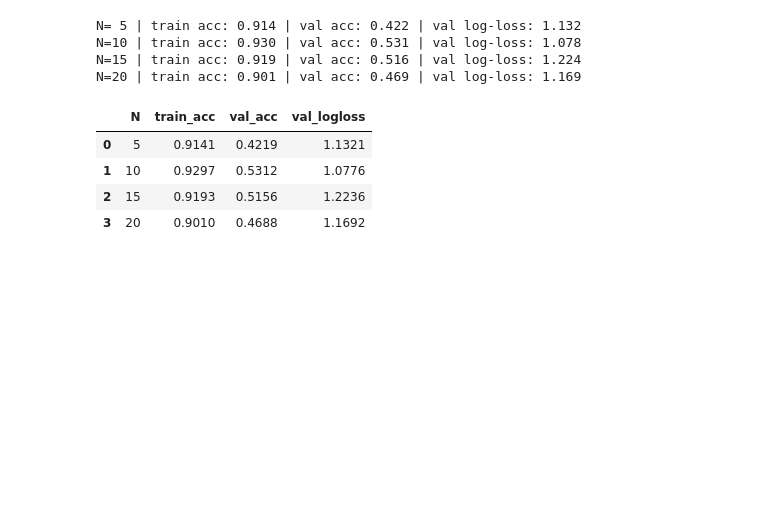
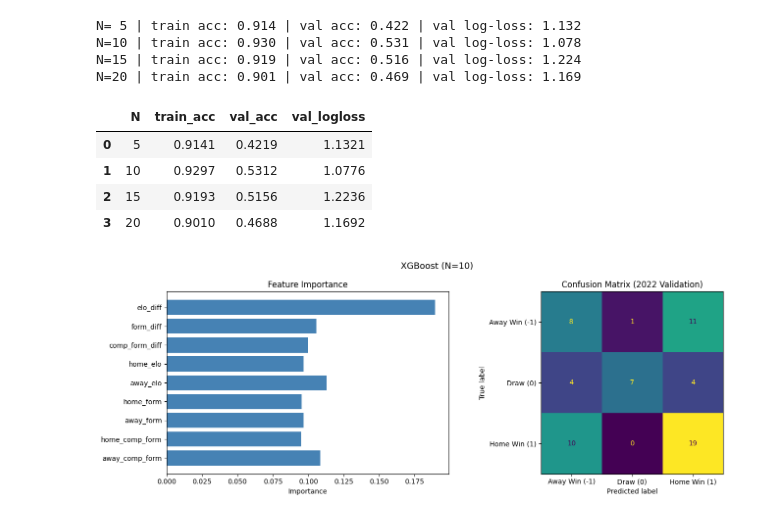
Before and after one commit to StefanIlic1/world-cup-predictions, a Jupyter notebook: src/03_training_and_validation.ipynb, the cells around one changed output. Saved outputs shown, nothing was run; the diff lists cells and outputs as text; code cells hidden in the pictures; blank space fills up the shorter version.

```diff
--- a/src/03_training_and_validation.ipynb
+++ b/src/03_training_and_validation.ipynb
@@ -175,3 +253,38 @@ N=20 | train acc: 0.901 | val acc: 0.469 | val log-loss: 1.169
 | 1 | 10 | 0.9297 | 0.5312 | 1.0776 |
 | 2 | 15 | 0.9193 | 0.5156 | 1.2236 |
 | 3 | 20 | 0.9010 | 0.4688 | 1.1692 |
+# %%
+train = load_and_engineer(MODEL_DATA_DIR / 'training_data_10.csv')
+val   = load_and_engineer(MODEL_DATA_DIR / 'validation_data_10.csv')
+
+X_train, y_train = train[FEATURES].values, le.fit_transform(train['result'].values)
+X_val,   y_val   = val[FEATURES].values,   le.transform(val['result'].values)
+
+xgb_best = XGBClassifier(
+    n_estimators=100, max_depth=3, learning_rate=0.1,
+    subsample=0.8, reg_lambda=2.0,
+    random_state=42, eval_metric='mlogloss', verbosity=0,
+)
+xgb_best.fit(X_train, y_train)
+
+fig, axes = plt.subplots(1, 2, figsize=(14, 5))
+fig.suptitle('XGBoost (N=10)', fontsize=13)
+
+# Feature importance
+axes[0].barh(FEATURES, xgb_best.feature_importances_, color='steelblue')
+axes[0].set_title('Feature Importance')
+axes[0].set_xlabel('Importance')
+axes[0].invert_yaxis()
+
+# Confusion matrix — decode labels back to -1/0/1 for display
+ConfusionMatrixDisplay.from_predictions(
+    le.inverse_transform(y_val), le.inverse_transform(xgb_best.predict(X_val)),
+    display_labels=LABELS,
+    ax=axes[1], colorbar=False
+)
+axes[1].set_title('Confusion Matrix (2022 Validation)')
+
+plt.tight_layout()
+plt.show()
+# %% [output]
+[figure, added]
```
Also changed, not shown: parts of 5 cells of this notebook.
